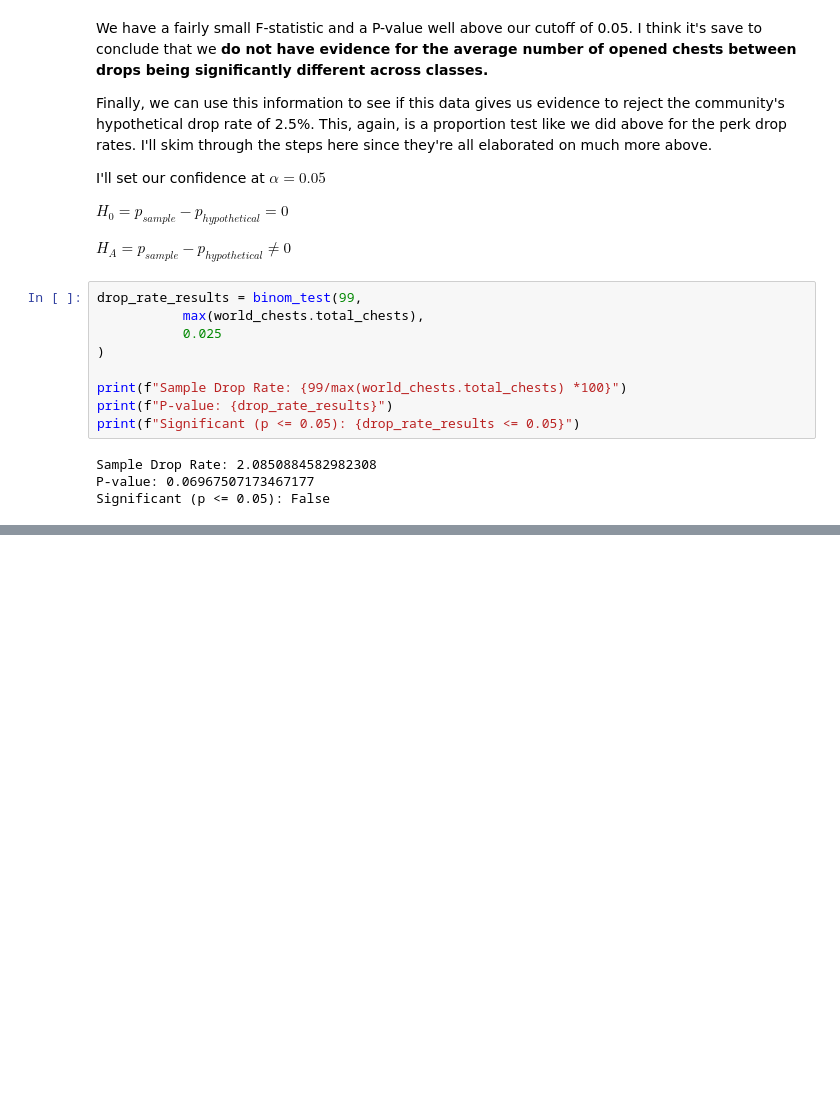
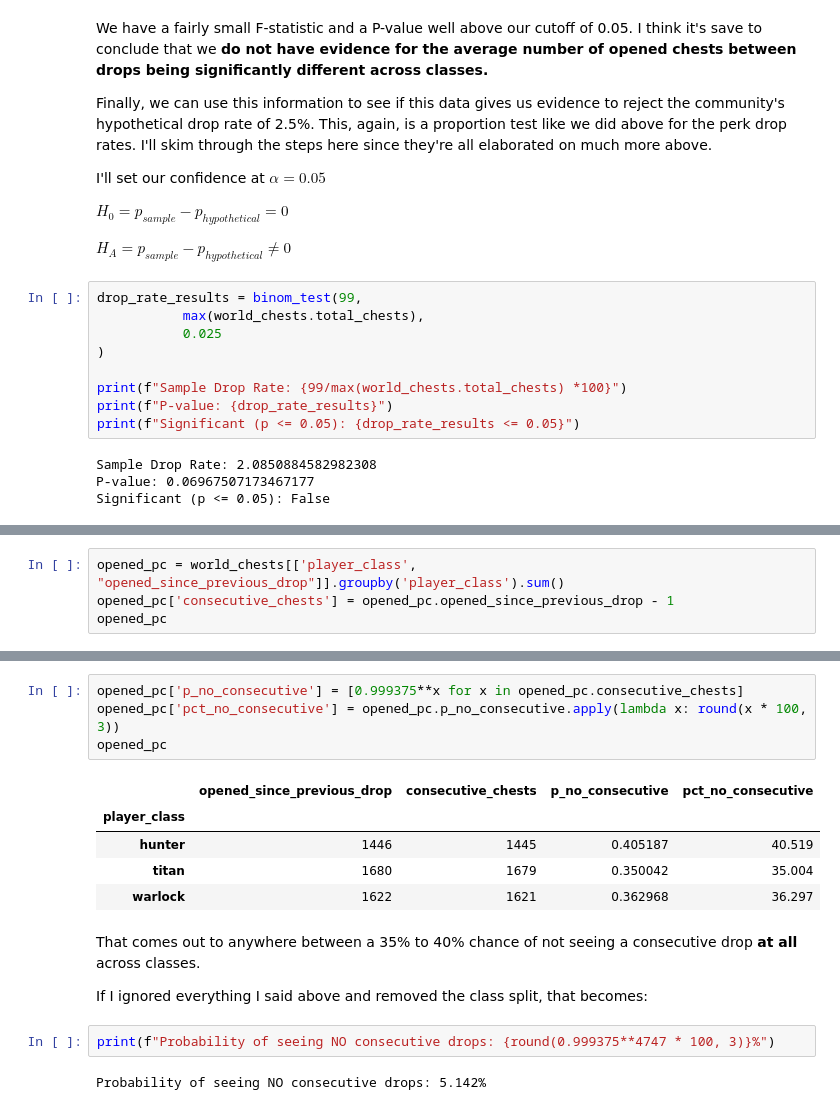
Before and after one commit to finnleyautumn/exotic_class_item_farm, a Jupyter notebook: d2_exotic_farm.ipynb, the cells around one changed output, grey strips where cells are left out. Cells and saved outputs as stored; diff of their text form; blank space fills up the shorter version.

```diff
--- a/d2_exotic_farm.ipynb
+++ b/d2_exotic_farm.ipynb
@@ -385,0 +428,4 @@ Now we can explore some simulations of class item farms to establish how long it
+# %%
+opened_pc = world_chests[['player_class', "opened_since_previous_drop"]].groupby('player_class').sum()
+opened_pc['consecutive_chests'] = opened_pc.opened_since_previous_drop - 1
+opened_pc
@@ -385,0 +449,18 @@ Now we can explore some simulations of class item farms to establish how long it
+# %%
+opened_pc['p_no_consecutive'] = [0.999375**x for x in opened_pc.consecutive_chests]
+opened_pc['pct_no_consecutive'] = opened_pc.p_no_consecutive.apply(lambda x: round(x * 100, 3))
+opened_pc
+# %% [output]
+|  | opened_since_previous_drop | consecutive_chests | p_no_consecutive | pct_no_consecutive |
+| player_class |  |  |  |  |
+| hunter | 1446 | 1445 | 0.405187 | 40.519 |
+| titan | 1680 | 1679 | 0.350042 | 35.004 |
+| warlock | 1622 | 1621 | 0.362968 | 36.297 |
+# %% [markdown]
+That comes out to anywhere between a 35% to 40% chance of not seeing a consecutive drop **at all** across classes.
+
+If I ignored everything I said above and removed the class split, that becomes:
+# %%
+print(f"Probability of seeing NO consecutive drops: {round(0.999375**4747 * 100, 3)}%")
+# %% [output]
+Probability of seeing NO consecutive drops: 5.142%
```
Also changed, not shown: parts of 17 cells of this notebook.
